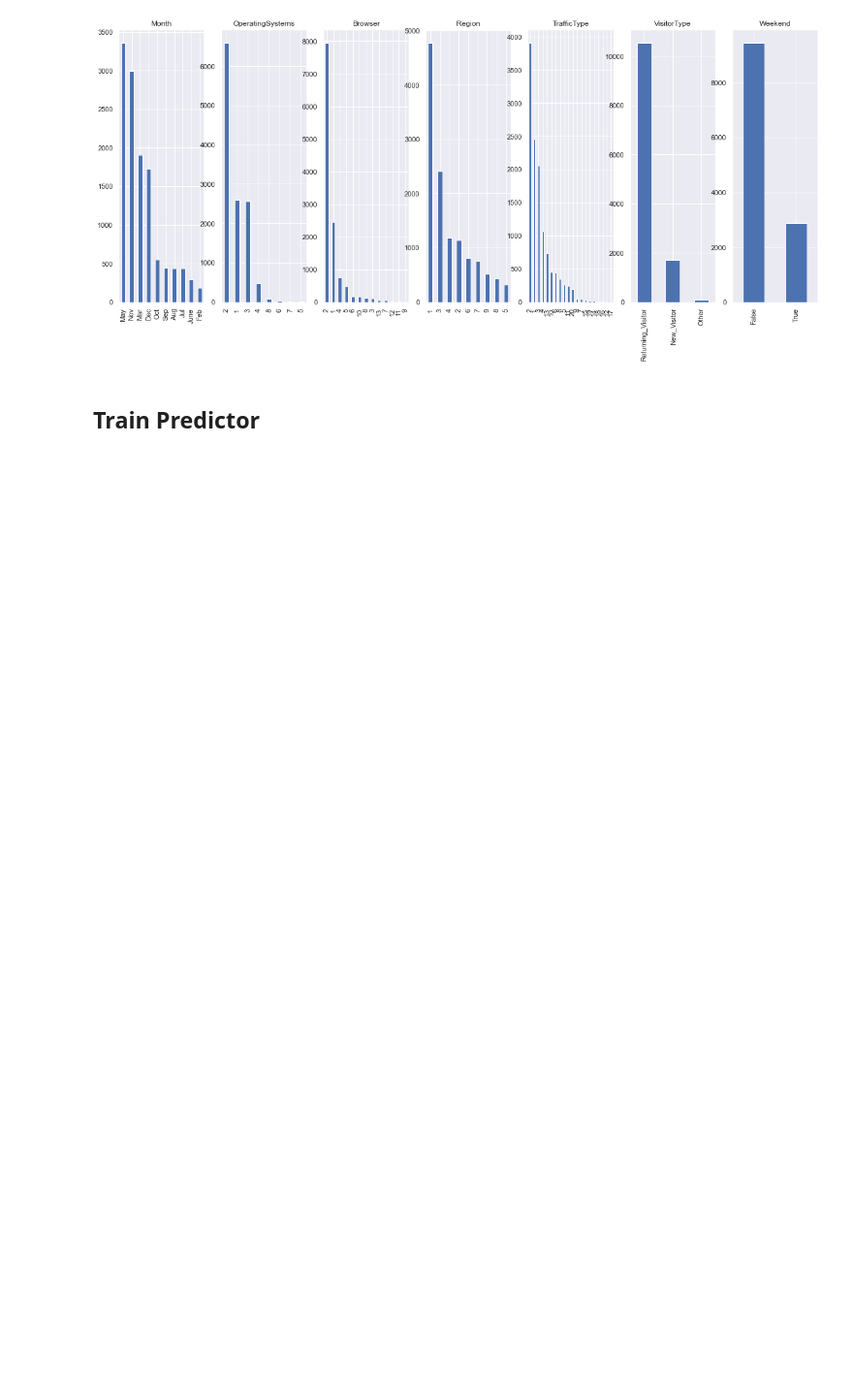
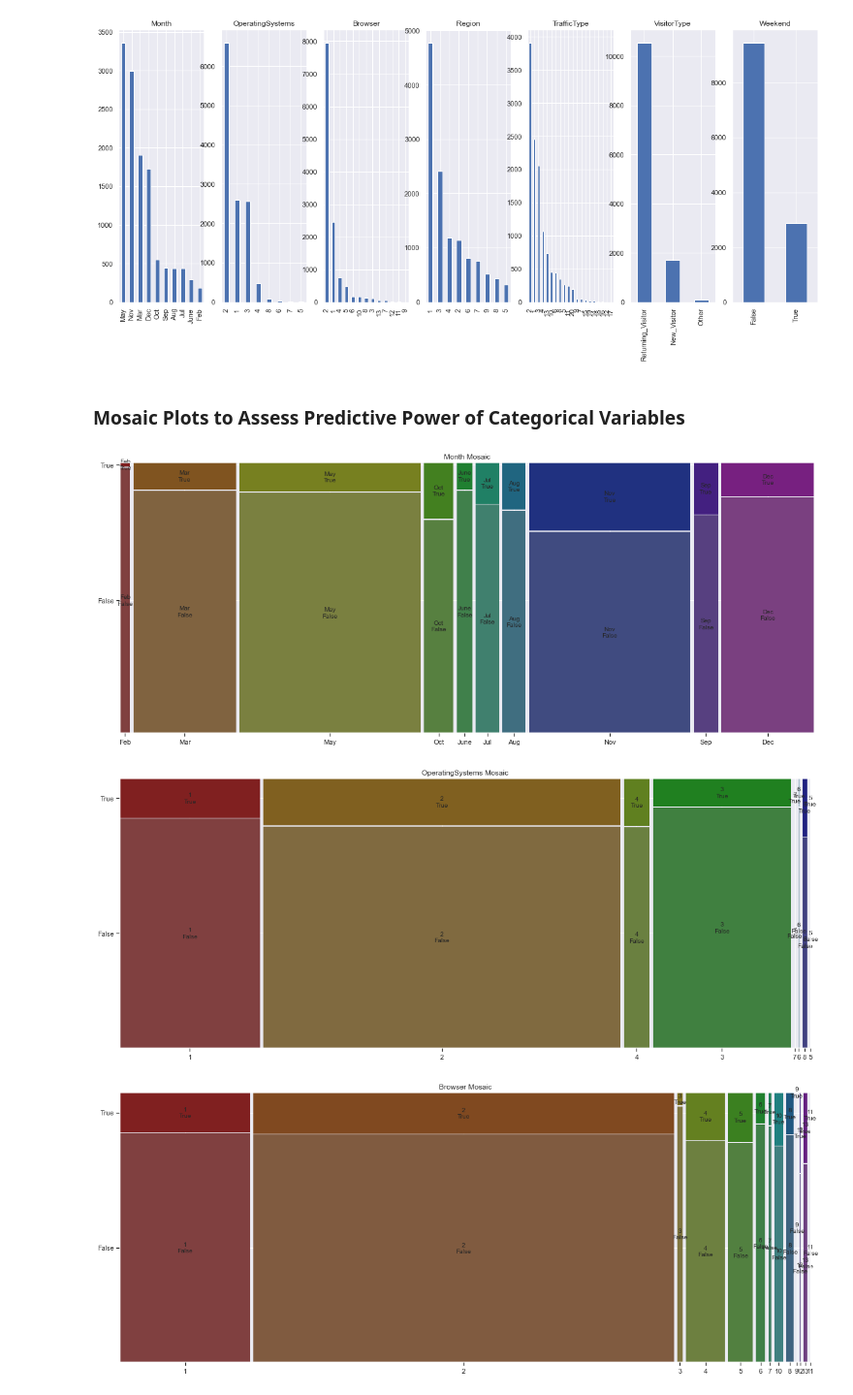
Before and after one commit to chow-vincent/aicadium-ml-project, a Jupyter notebook: aicadium-ml-project.ipynb, the cells around one changed output. Shown at 97% size. Saved outputs shown, nothing was run; the diff lists cells and outputs as text; code cells hidden in the pictures; blank space fills up the shorter version.

```diff
--- a/aicadium-ml-project.ipynb
+++ b/aicadium-ml-project.ipynb
@@ -16,7 +23,6 @@ sns.set_style("darkgrid")
 ## Get Acquainted with the Dataset
 # %%
 customer_data = pd.read_csv('coding_round_data.csv')
-customer_data['Revenue'] = customer_data['Revenue'].apply(lambda x: 1 if x else 0)
 # %%
 print(f'Number of Records: {len(customer_data)}')
 print(f'Number of Variables: {len(customer_data.keys())}')
@@ -104,2 +103,0 @@ for (i, var) in enumerate(customer_data[cat_vars]):
-# %% [markdown]
-## Train Predictor
@@ -114,0 +104,29 @@ X_train, X_test, y_train, y_test = \
+# %% [markdown]
+### Mosaic Plots to Assess Predictive Power of Categorical Variables
+# %%
+sns.set(rc = {'figure.figsize':(20,8)}) # 20, 20 for good viewing
+# matplotlib.rcParams.update({'font.size': 16})
+
+mosaic(customer_data, ['Month', 'Revenue'], title='Month Mosaic');
+
+mosaic(customer_data, ['OperatingSystems', 'Revenue'], title='OperatingSystems Mosaic');
+
+mosaic(customer_data, ['Browser', 'Revenue'], title='Browser Mosaic');
+
+# Whether a customer bought or not does not seem to vary much by region.
+mosaic(customer_data, ['Region', 'Revenue'], title='Region Mosaic');
+
+mosaic(customer_data, ['TrafficType', 'Revenue'], title='TrafficType Mosaic');
+
+# A new visitor is twice as likely as a returning visitor to purchase a product. A good candidate for
+# one hot encoding given the signal + the limited number of values (to avoid adding too many dimensions).
+mosaic(customer_data, ['VisitorType', 'Revenue'], title='VisitorType Mosaic');
+
+# some ones to try? visitortype, month, traffictype, browser
+
+# For a given categorical variable, have to be careful of reading too much into a particular value
+# having a high signal of a customer purchasing when there are few samples of that value.
+# %% [output]
+[figure, added]
+[figure, added]
+[figure, added]
```
Also changed, not shown: parts of 31 cells of this notebook.
